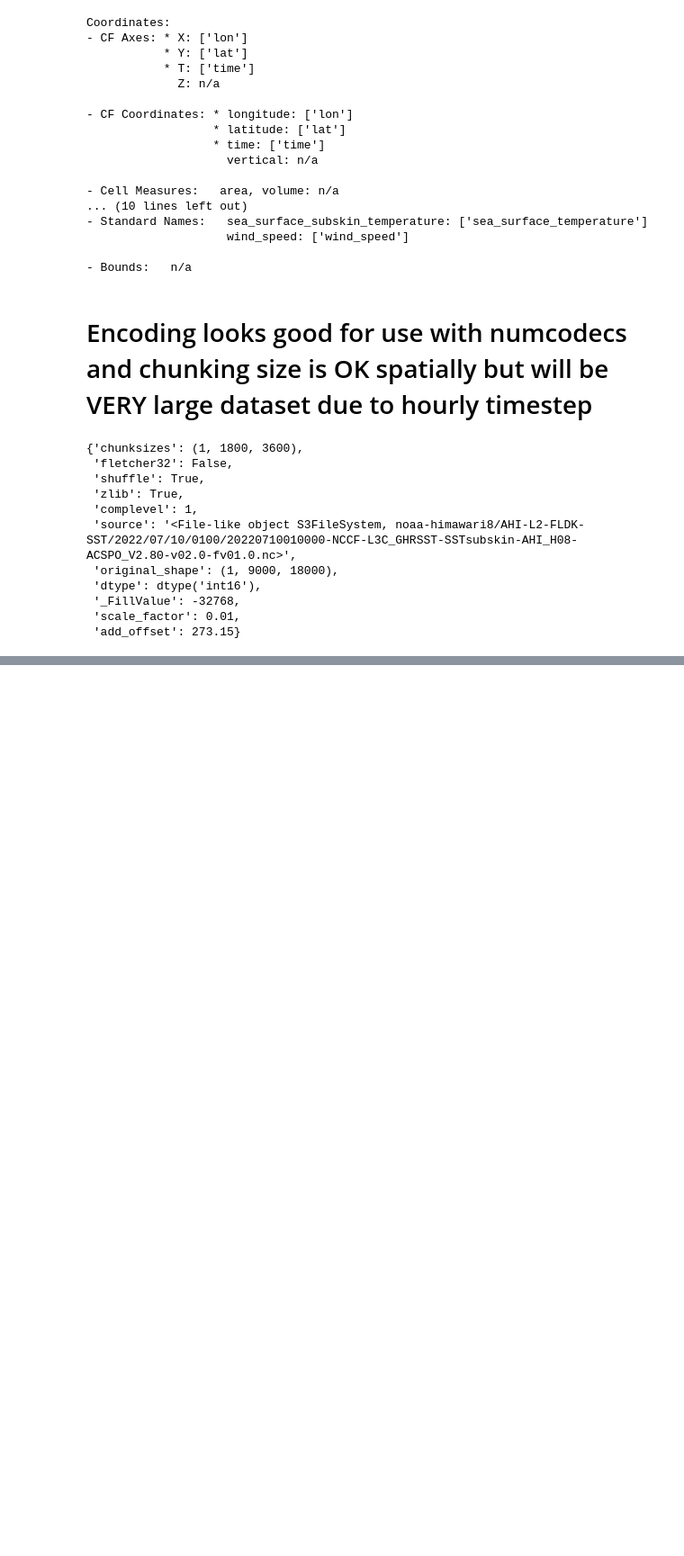
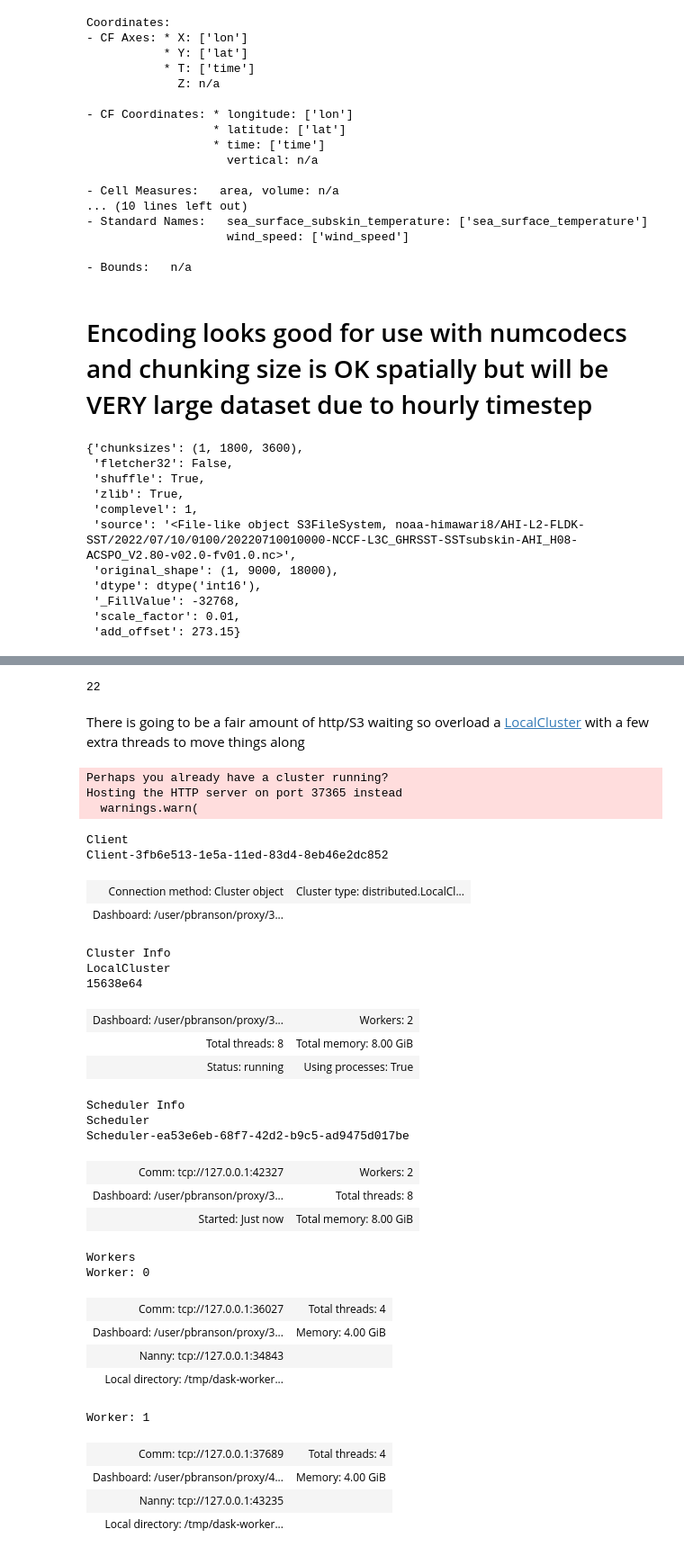
Before and after one commit to oceanhackweek/ohw22-proj-kerchunk, a Jupyter notebook: notebooks/Step1_InspectData.ipynb, the cells around one changed output, grey strips where cells are left out. Shown at 90% size. Cells and saved outputs as stored; diff of their text form; code cells hidden in the pictures; blank space fills up the shorter version.

Commit message:
Merge all references, example notebook of plotting data

```diff
--- a/notebooks/Step1_InspectData.ipynb
+++ b/notebooks/Step1_InspectData.ipynb
@@ -194,0 +185,50 @@ KeyboardInterrupt:
+# %%
+from dask import delayed, compute
+from distributed import Client, LocalCluster
+
+def check_daily_files(query_dict,url_template='s3://noaa-himawari8/{dataset}/{year}/{month}/{day}/{hour}/*{level}*.nc'):
+    fs = fsspec.filesystem('s3',anon=True)
+    url = url_template.format(**query_dict)
+    files = fs.glob(url)
+    return files
+
+len(check_daily_files(query_dict))
+# %% [output]
+22
+# %% [markdown]
+There is going to be a fair amount of http/S3 waiting so overload a [LocalCluster](https://docs.dask.org/en/stable/deploying-python.html#reference) with a few extra threads to move things along
+# %%
+cluster = LocalCluster(n_workers=2,threads_per_worker=4)
+client = Client(cluster)
+client
+# %% [output]
+Perhaps you already have a cluster running?
+Hosting the HTTP server on port 37365 instead
+  warnings.warn(
+Client
+Client-3fb6e513-1e5a-11ed-83d4-8eb46e2dc852
+| Connection method: Cluster object | Cluster type: distributed.LocalCl... |
+| Dashboard: /user/pbranson/proxy/3... |  |
+Cluster Info
+LocalCluster
+15638e64
+| Dashboard: /user/pbranson/proxy/3... | Workers: 2 |
+| Total threads: 8 | Total memory: 8.00 GiB |
+| Status: running | Using processes: True |
+Scheduler Info
+Scheduler
+Scheduler-ea53e6eb-68f7-42d2-b9c5-ad9475d017be
+| Comm: tcp://127.0.0.1:42327 | Workers: 2 |
+| Dashboard: /user/pbranson/proxy/3... | Total threads: 8 |
+| Started: Just now | Total memory: 8.00 GiB |
+Workers
+Worker: 0
+| Comm: tcp://127.0.0.1:36027 | Total threads: 4 |
+| Dashboard: /user/pbranson/proxy/3... | Memory: 4.00 GiB |
+| Nanny: tcp://127.0.0.1:34843 |  |
+| Local directory: /tmp/dask-worker... |  |
+Worker: 1
+| Comm: tcp://127.0.0.1:37689 | Total threads: 4 |
+| Dashboard: /user/pbranson/proxy/4... | Memory: 4.00 GiB |
+| Nanny: tcp://127.0.0.1:43235 |  |
+| Local directory: /tmp/dask-worker... |  |
```
Also changed, not shown: parts of 12 cells of this notebook, 6 other files.
